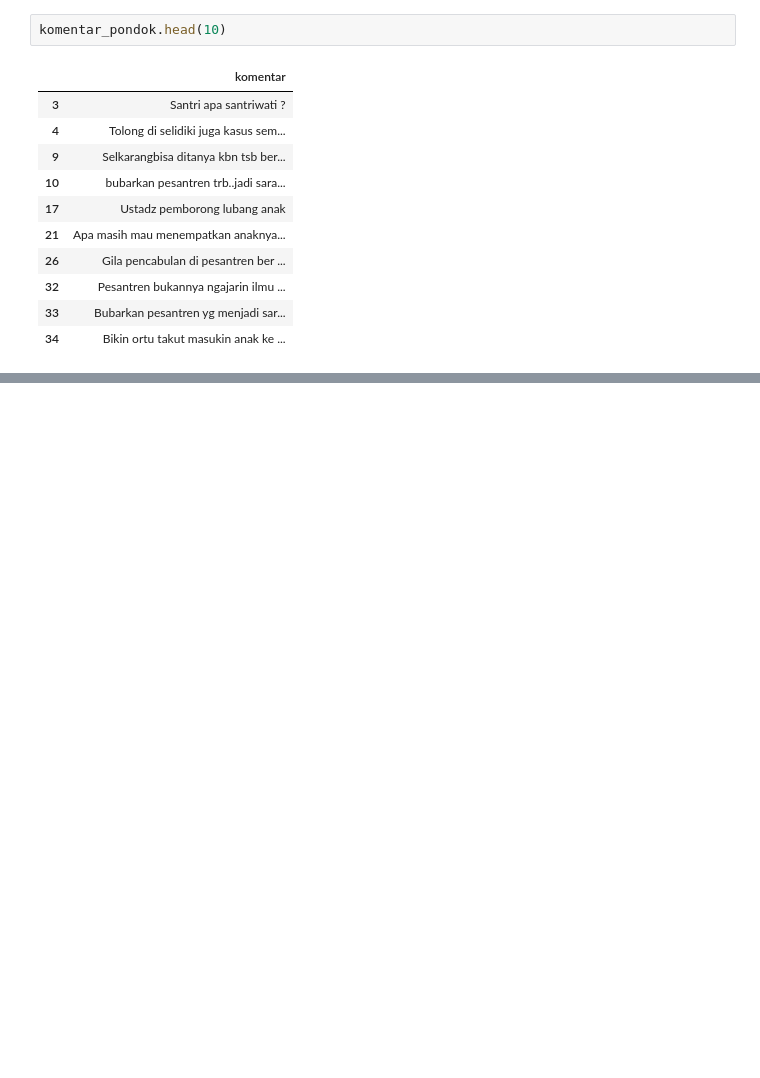
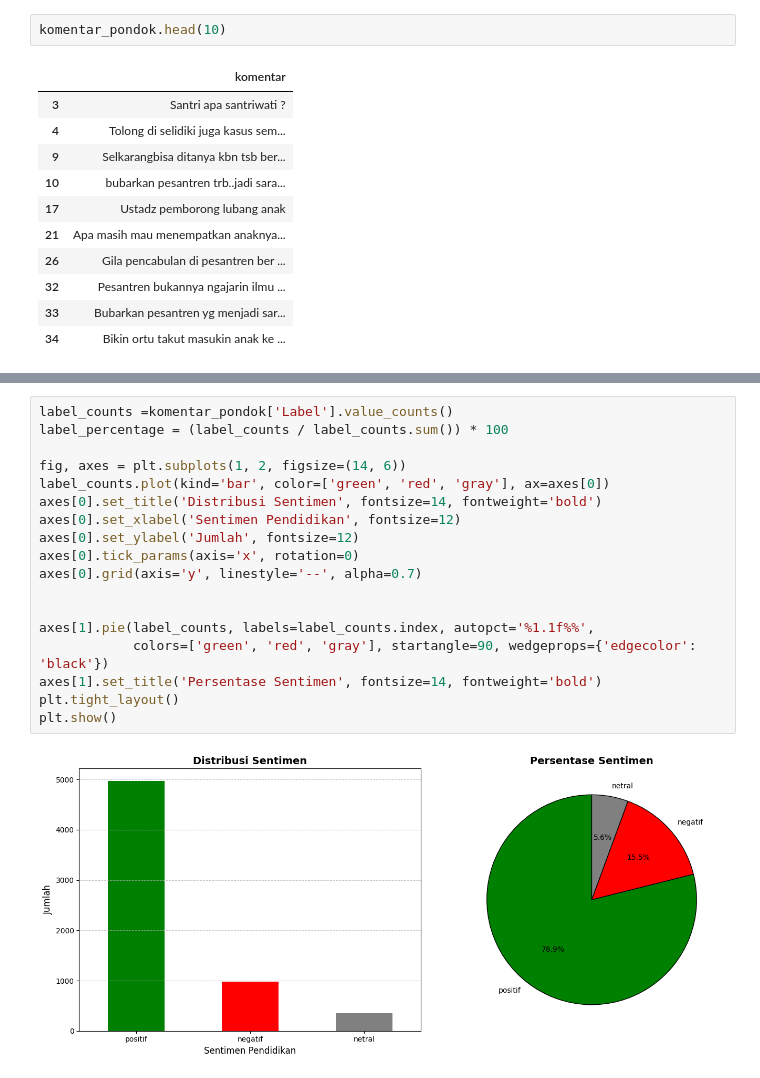
Before and after one commit to muchdefputrasholihin/SENTIMEN-ANALYSIS_PKM2024, a Jupyter notebook: pkm.ipynb, the cells around one changed output, grey strips where cells are left out. Cells and saved outputs as stored; diff of their text form; blank space fills up the shorter version.

```diff
--- a/pkm.ipynb
+++ b/pkm.ipynb
@@ -501,0 +855,20 @@ NameError: name 'komentar_pondokk' is not defined
+# %%
+label_counts =komentar_pondok['Label'].value_counts()
+label_percentage = (label_counts / label_counts.sum()) * 100
+
+fig, axes = plt.subplots(1, 2, figsize=(14, 6))
+label_counts.plot(kind='bar', color=['green', 'red', 'gray'], ax=axes[0])
+axes[0].set_title('Distribusi Sentimen', fontsize=14, fontweight='bold')
+axes[0].set_xlabel('Sentimen Pendidikan', fontsize=12)
+axes[0].set_ylabel('Jumlah', fontsize=12)
+axes[0].tick_params(axis='x', rotation=0)
+axes[0].grid(axis='y', linestyle='--', alpha=0.7)
+
+
+axes[1].pie(label_counts, labels=label_counts.index, autopct='%1.1f%%',
+            colors=['green', 'red', 'gray'], startangle=90, wedgeprops={'edgecolor': 'black'})
+axes[1].set_title('Persentase Sentimen', fontsize=14, fontweight='bold')
+plt.tight_layout()
+plt.show()
+# %% [output]
+[figure, added]
```
Also changed, not shown: parts of 21 cells of this notebook.
